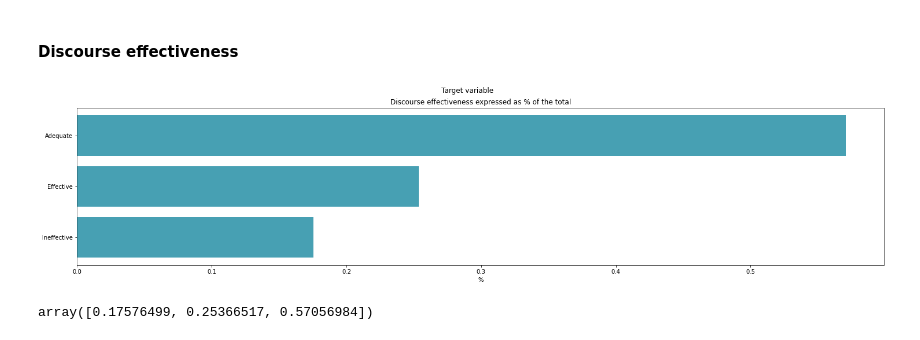
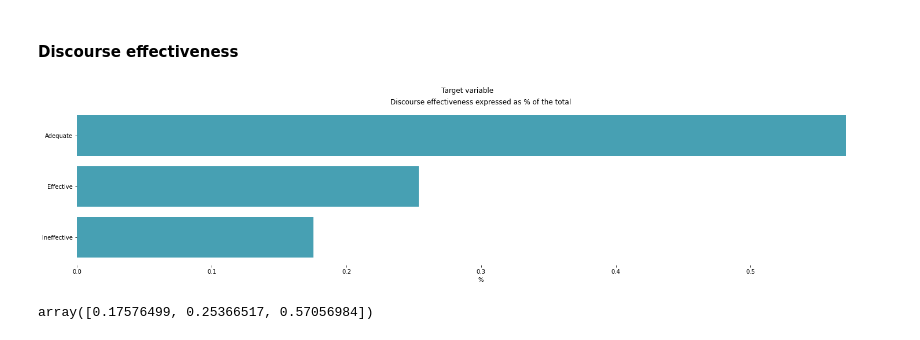
Before and after one commit to tripnv/fbp-kaggle, a Jupyter notebook: eda.ipynb, the cells around one changed output. Drawn from its saved outputs; the diff is of its cells as text; code cells hidden in the pictures.

```diff
--- a/eda.ipynb
+++ b/eda.ipynb
@@ -165,12 +166,13 @@ subset = subset / len(train)
 # %%
 plt.figure(figsize = (25,5))
 plt.barh(y = subset.index, width=subset.values)
 plt.title('Discourse effectiveness expressed as % of the total')
 plt.suptitle('Target variable')
 plt.xlabel('%')
+plt.box(False)
 plt.show()
 # %% [output]
-[figure, old version]
+[figure, new version]
 # %%
 subset.values
 # %% [output]
```
Also changed, not shown: parts of 32 cells of this notebook.
